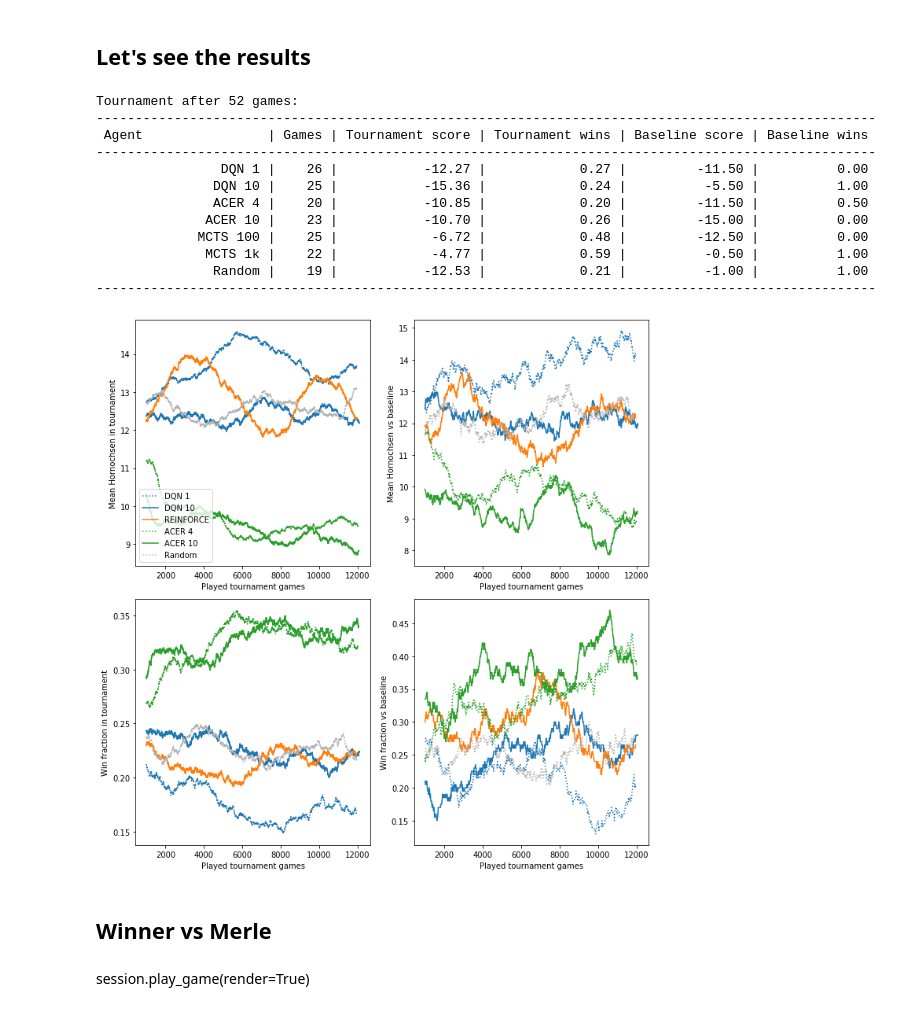
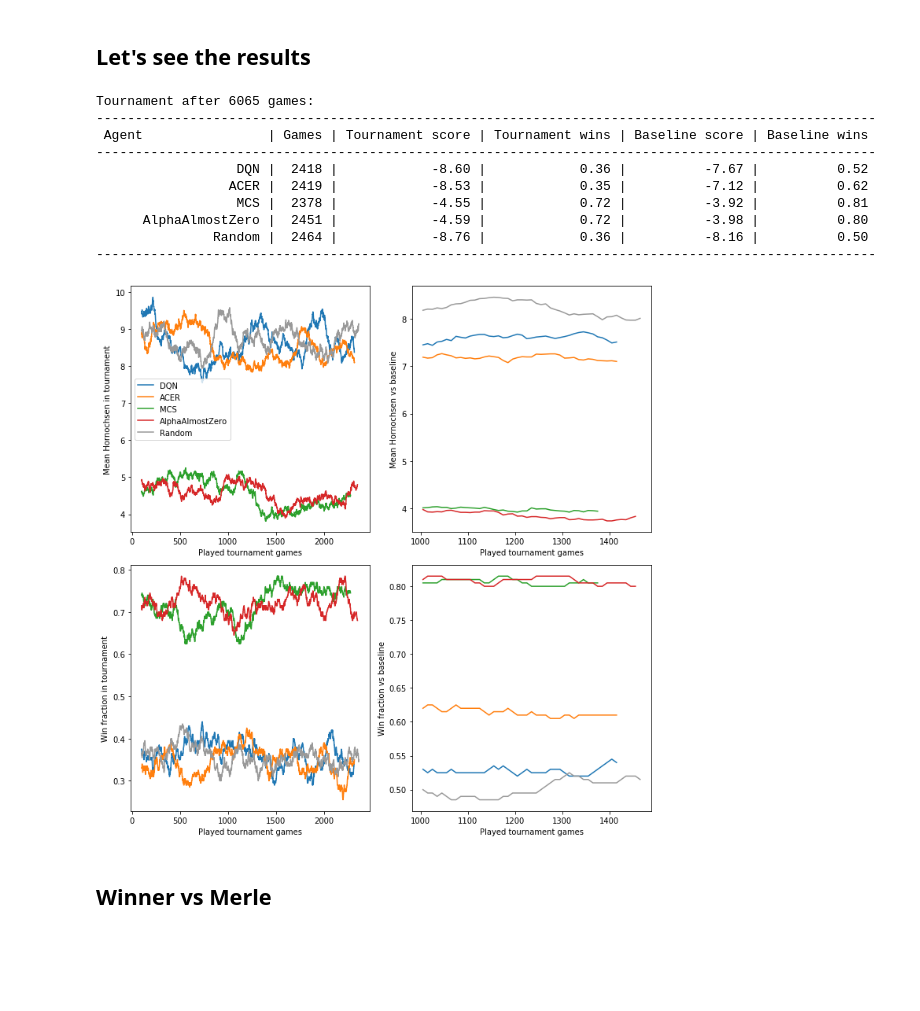
Before and after one commit to johannbrehmer/rl-6-nimmt, a Jupyter notebook: experiments/simple_tournament.ipynb, the cells around one changed output. Saved outputs shown, nothing was run; the diff lists cells and outputs as text; code cells hidden in the pictures; blank space fills up the shorter version.

```diff
--- a/experiments/simple_tournament.ipynb
+++ b/experiments/simple_tournament.ipynb
@@ -40,7 +39,7 @@ baseline_agents = [DrunkHamster(), DrunkHamster()]
 
 merle = Human("Merle")
 # %%
-tournament = Tournament(min_players=2, max_players=4, baseline_agents=baseline_agents)
+tournament = Tournament(min_players=2, max_players=2, baseline_agents=baseline_agents)
 
 for name, agent in agents.items():
     tournament.add_player(name, agent)
@@ -62,4 +48,6 @@ Tournament after 0 games:
 # %% [markdown]
 ## Load existing state (skip when running this for the first time)
 # %%
-# agents, tournament = pickle.load(open("./.tournament.pickle", "rb"))
+agents, tournament = pickle.load(open("./.tournament.pickle", "rb"))
+
+print(tournament)
@@ -87,17 +84,15 @@ pickle.dump((agents, tournament), open( "./.tournament.pickle", "wb" ))
 # %%
 print(tournament)
 # %% [output]
-Tournament after 52 games:
+Tournament after 6065 games:
 ----------------------------------------------------------------------------------------------------
  Agent                | Games | Tournament score | Tournament wins | Baseline score | Baseline wins
 ----------------------------------------------------------------------------------------------------
-                DQN 1 |    26 |           -12.27 |            0.27 |         -11.50 |          0.00
-               DQN 10 |    25 |           -15.36 |            0.24 |          -5.50 |          1.00
-               ACER 4 |    20 |           -10.85 |            0.20 |         -11.50 |          0.50
-              ACER 10 |    23 |           -10.70 |            0.26 |         -15.00 |          0.00
-             MCTS 100 |    25 |            -6.72 |            0.48 |         -12.50 |          0.00
-              MCTS 1k |    22 |            -4.77 |            0.59 |          -0.50 |          1.00
-               Random |    19 |           -12.53 |            0.21 |          -1.00 |          1.00
+                  DQN |  2418 |            -8.60 |            0.36 |          -7.67 |          0.52
+                 ACER |  2419 |            -8.53 |            0.35 |          -7.12 |          0.62
+                  MCS |  2378 |            -4.55 |            0.72 |          -3.92 |          0.81
+      AlphaAlmostZero |  2451 |            -4.59 |            0.72 |          -3.98 |          0.80
+               Random |  2464 |            -8.76 |            0.36 |          -8.16 |          0.50
 ----------------------------------------------------------------------------------------------------
 # %%
 def plot_running_mean(x, y, n=10, **kwargs):
@@ -125,42 +120,40 @@ fns = [lambda x : -x, lambda x : -x, lambda x : x, lambda x : x]
 baselines = [False, True, False, True]
 
 colors = {
-    "DQN 1": "C0",
-    "DQN 10": "C0",
-    "REINFORCE": "C1",
-    "ACER 4": "C2",
-    "ACER 10": "C2",
-    "Random": "0.7",
+    "DQN": "C0",
+    "ACER": "C1",
+    "MCS": "C2",
+    "AlphaAlmostZero": "C3",
+    "Random": "0.6",
 }
 lss = {
-    "DQN 1": ":",
-    "DQN 10": "-",
-    "REINFORCE": "-",
-    "ACER 4": ":",
-    "ACER 10": "-",
-    "Random": ":",
+    "DQN": "-",
+    "ACER": "-",
+    "MCS": "-",
+    "AlphaAlmostZero": "-",
+    "Random": "-",
 }
 # %%
 fig = plt.figure(figsize=(10,10))
 
 for panel, (quantity, label, fn, baseline) in enumerate(zip(quantities, labels, fns, baselines)):
     ax = plt.subplot(2,2,panel + 1)
 
     for name in tournament.agents.keys():
         y = np.array(quantity[name])
         x = 10 * np.arange(1, len(y) + 1) if baseline else np.arange(1, len(y) + 1)
-        plot_running_mean(x, fn(y), n=200 if baseline else 2000, label=name, color=colors[name], ls=lss[name])
+        plot_running_mean(x, fn(y), n=200, label=name, color=colors[name], ls=lss[name], lw=1.5)
 
     if panel == 0:
-        plt.legend(loc="lower left")
+        plt.legend(loc="center left")
 
     plt.xlabel("Played tournament games")
     plt.ylabel(label)
 
 plt.tight_layout()
 plt.savefig("tournament_results.pdf")
 # %% [output]
-[figure, old version]
+[figure, new version]
 # %% [markdown]
 ## Winner vs Merle
 # %%
@@ -170,5 +166,3 @@ session = GameSession(merle, RandomMCTSAgent(mc_max=500), RandomMCTSAgent(mc_max
 for name in logging.root.manager.loggerDict:
     if "rl_6_nimmt" in name:
         logging.getLogger(name).setLevel(logging.DEBUG)
-# %% [markdown]
-session.play_game(render=True)
```
Also changed, not shown: parts of 8 cells of this notebook, 3 other files.
